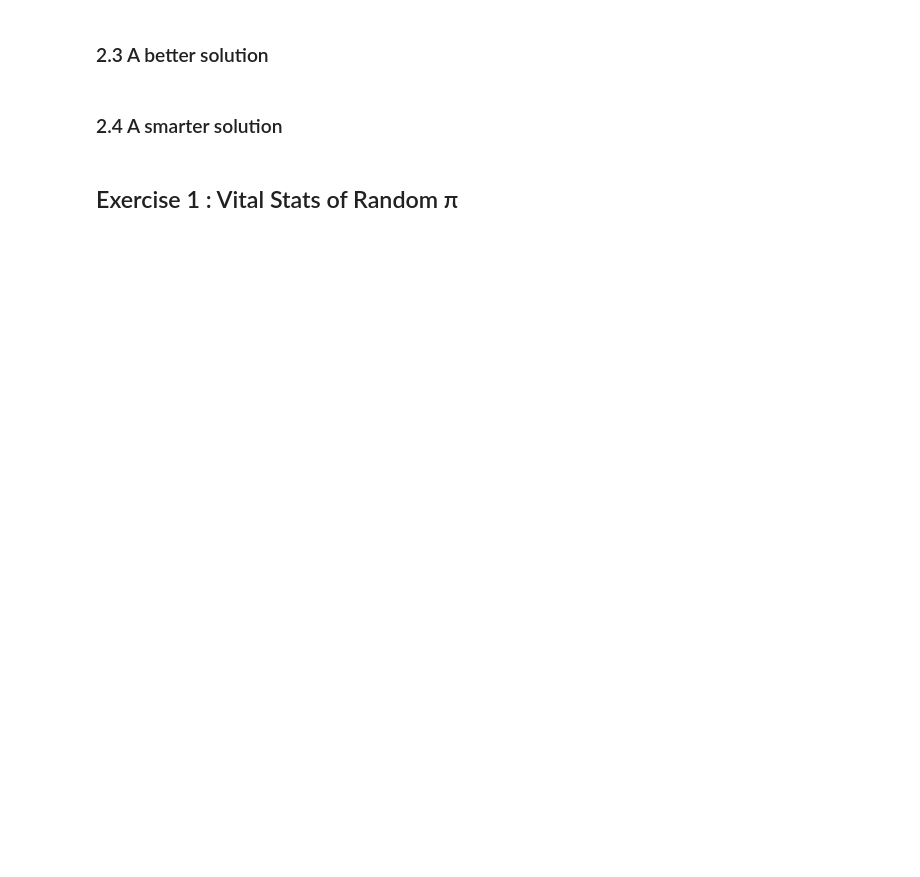
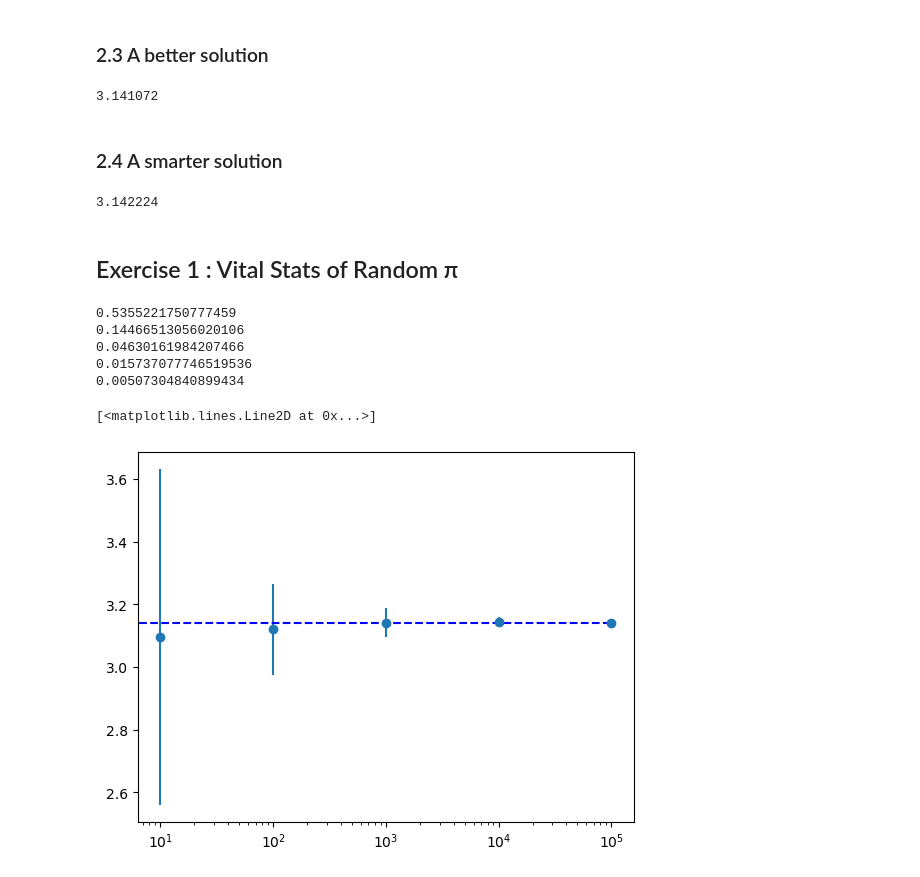
Before and after one commit to SPS-SP2273/learning-portfolio-yfongsin, a Jupyter notebook: random numbers/random_numbers_(good).ipynb, the cells around one changed output. Cells and saved outputs as stored; diff of their text form; code cells hidden in the pictures; blank space fills up the shorter version.

```diff
--- a/random numbers/random_numbers_(good).ipynb
+++ b/random numbers/random_numbers_(good).ipynb
@@ -131,17 +189,68 @@ Text(0.5, 1.0, 'Probability distribution for 1D Random walk with p=0.6')
 # %% [markdown]
 ### 2.3 A better solution
 # %%
+#better solution that generate multiple random numbers at once
+N_total=1_000_000
+x=rnd.uniform(low=-1, high=1, size=N_total)
+y=rnd.uniform(low=-1, high=1, size=N_total)
+N_green= np.sum((x**2+y**2) <= 1)                # Oh! the ease of NumPy!
 
-# Your code here
+4 * (N_green / N_total)
+# %% [output]
+3.141072
 # %% [markdown]
 ### 2.4 A smarter solution
 # %%
+#algorithm can still be improved
+#if we limit experiment to first quadrant, equation remains the same
+#but range for x and y becomes [0,1). So statistics have improved drastically.
+#We can now use the faster, simpler rand()
 
-# Your code here
+N_total=1_000_000
+x=rnd.rand(N_total)
+y=rnd.rand(N_total)
+N_green=np.sum((x**2+y**2) <= 1)
+
+4 * (N_green / N_total)
+# %% [output]
+3.142224
 # %% [markdown]
 ## Exercise 1 :  Vital Stats of Random π
 # %%
+def estimate_pi(n):
+    x=rnd.rand(n)
+    y=rnd.rand(n)
+    N_green=np.sum((x**2+y**2) <= 1)
 
+    return 4 * (N_green / n)
 
-
-# Your solution here
+repeats = 100
+pi_list = [estimate_pi(n=10000) for i in range(repeats)]
+mean = sum(pi_list)/repeats
+standard_deviation = np.sqrt(sum((pi_list - mean)**2)/repeats)
+# %%
+plt.style.use('default')
+means = []
+standard_deviations = []
+for i in range(1,6):
+    pi_list = [estimate_pi(10**i) for _ in range(repeats)]
+    mean = sum(pi_list)/repeats
+    means.append(mean)
+    standard_deviation = np.sqrt(sum((pi_list - mean)**2)/repeats)
+    print(standard_deviation)
+    standard_deviations.append(standard_deviation)
+
+x = [10**1, 10**2, 10**3, 10**4, 10**5]
+pi_line_y = [np.pi, np.pi]
+pi_line_x = [0, 10**5]
+plt.errorbar(x, means, yerr= standard_deviations, fmt='o')
+plt.xscale('log')
+plt.plot(pi_line_x, pi_line_y, color = 'blue', linestyle = 'dashed')
+# %% [output]
+0.5355221750777459
+0.14466513056020106
+0.04630161984207466
+0.015737077746519536
+0.00507304840899434
+[<matplotlib.lines.Line2D at 0x...>]
+[figure, added]
```
Also changed, not shown: parts of 23 cells of this notebook.
